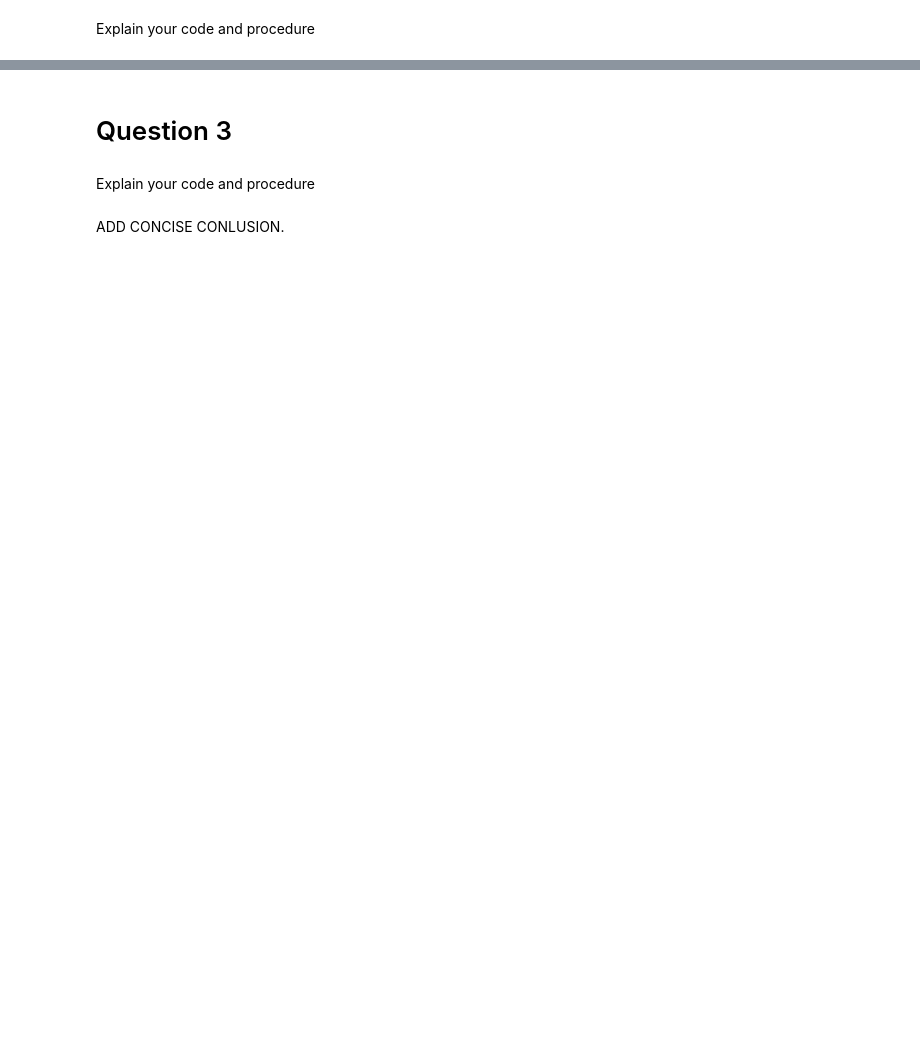
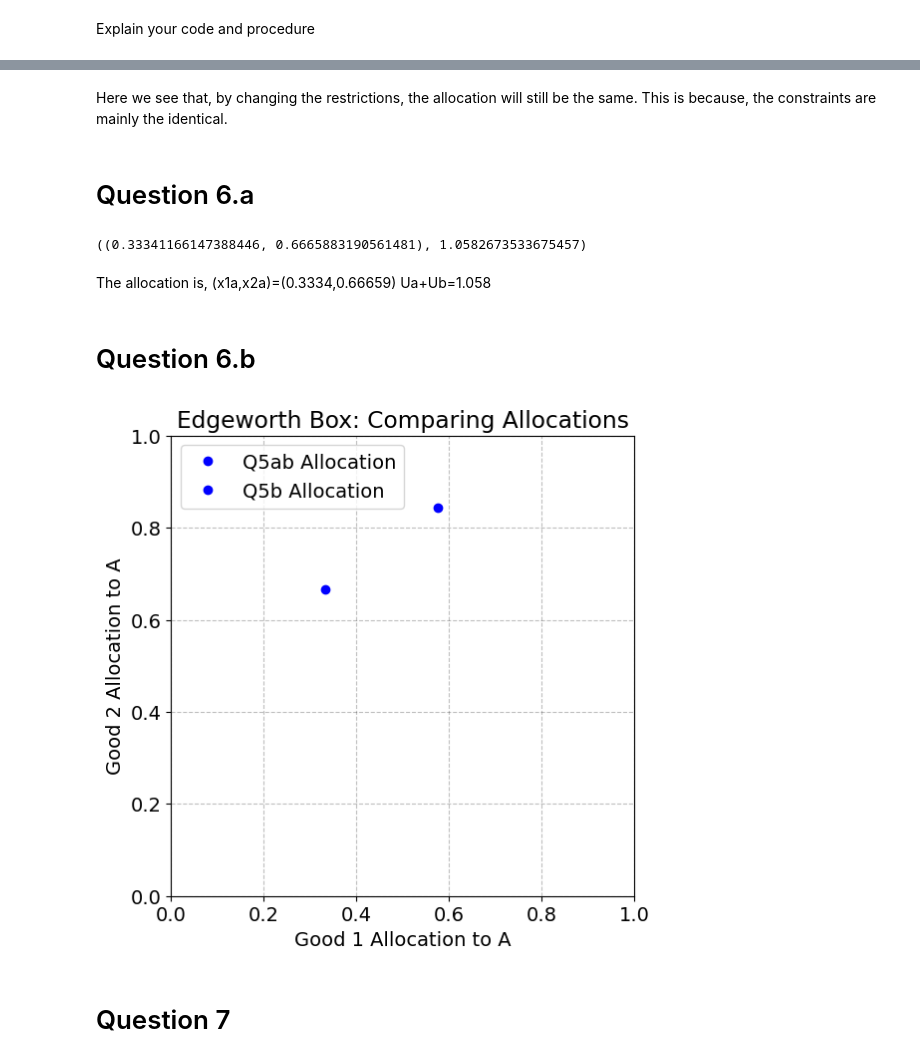
Before and after one commit to NumEconCopenhagen/projects-2024-mikkel-nikolas, a Jupyter notebook: inauguralproject/inauguralproject.ipynb, the cells around one changed output, grey strips where cells are left out. Cells and saved outputs as stored; diff of their text form; code cells hidden in the pictures; blank space fills up the shorter version.

```diff
--- a/inauguralproject/inauguralproject.ipynb
+++ b/inauguralproject/inauguralproject.ipynb
@@ -44,4 +237,55 @@ model = InauguralprojectClass()
+# %% [markdown]
+Here we see that, by changing the restrictions, the allocation will still be the same. This is because, the constraints are mainly the identical.
+# %% [markdown]
+# Question 6.a
+# %%
+from scipy.optimize import minimize
+import numpy as np
+
+
+
+
+# Bounds to ensure x1A and x2A are within [0, 1]
+bounds_for_6a = [(0, 1), (0, 1)]
+
+x0_for_6a = [0.5, 0.5]
+
+# Solve the optimization problem for
+result_6a = minimize(model.max_u_ab, x0_for_6a, method='SLSQP', bounds=bounds)
+
+if result_6a.success:
+    optimal_x1A_6a, optimal_x2A_6a = result_6a.x
+    optimal_utility_6a = -(result_6a.fun)
+else:
+    optimal_x1A_6a, optimal_x2A_6a, optimal_utility_6a = None, None, None
+
+(optimal_x1A_6a, optimal_x2A_6a), optimal_utility_6a
+# %% [output]
+((0.33341166147388446, 0.6665883190561481), 1.0582673533675457)
+# %% [markdown]
+The allocation is, (x1a,x2a)=(0.3334,0.66659) Ua+Ub=1.058
+# %% [markdown]
+# Question 6.b
+# %%
+import matplotlib.pyplot as plt
+
+
+plt.figure(figsize=(6, 6))
+
+
+plt.plot(optimal_x1A, optimal_x2A, 'bo', label='Q5ab Allocation')
+
+plt.plot(optimal_x1A_6a, optimal_x2A_6a, 'bo', label='Q5b Allocation')
+
+
+plt.xlabel('Good 1 Allocation to A')
+plt.ylabel('Good 2 Allocation to A')
+plt.xlim(0, 1)
+plt.ylim(0, 1)
+plt.legend()
+plt.title('Edgeworth Box: Comparing Allocations')
+plt.show()
+# %% [output]
+[figure, added]
 # %% [markdown]
-# Question 3
+# Question 7
-# %% [markdown]
-Explain your code and procedure
@@ -50,2 +291,0 @@ Explain your code and procedure
-# %% [markdown]
-ADD CONCISE CONLUSION.
```
Also changed, not shown: parts of 29 cells of this notebook.
